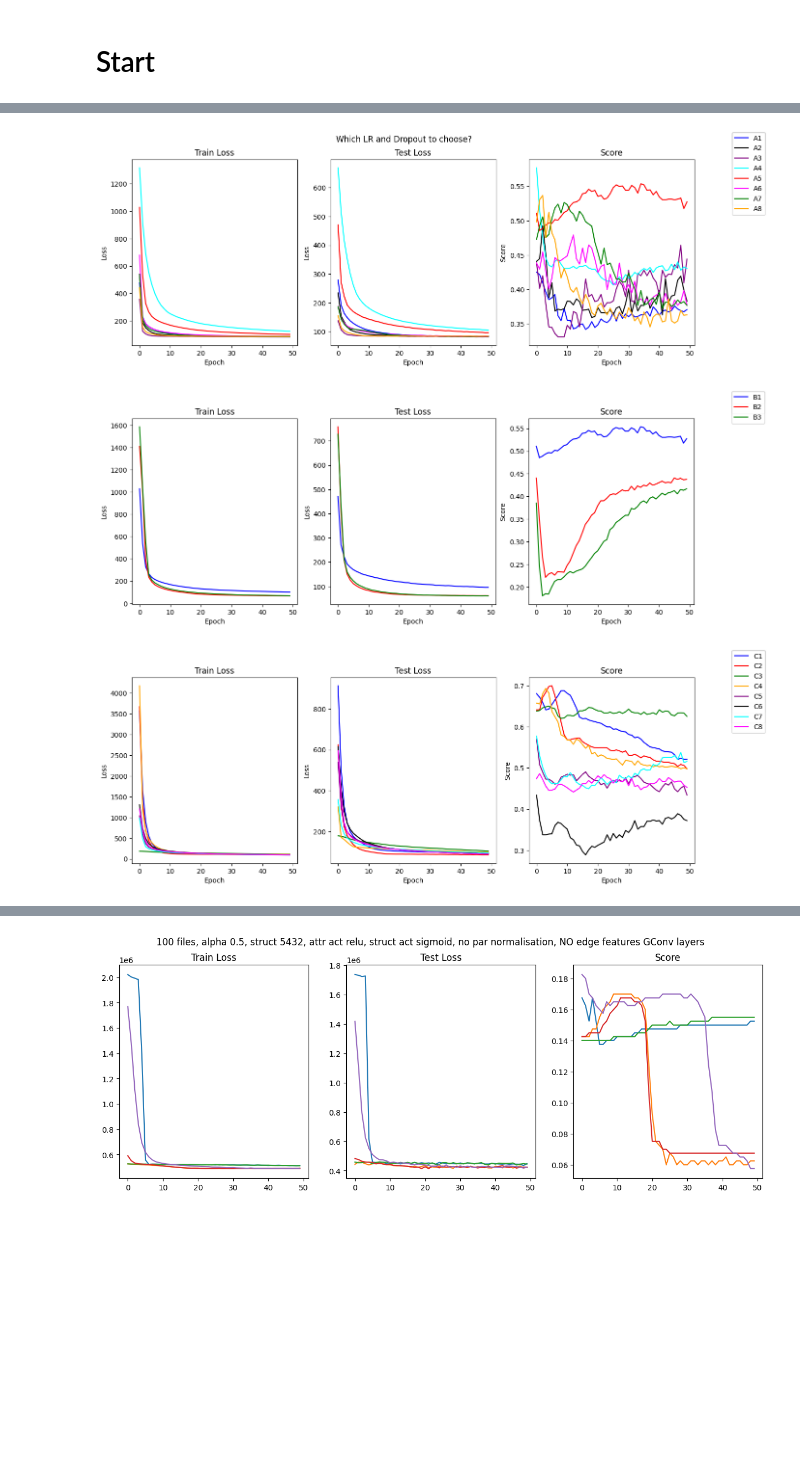
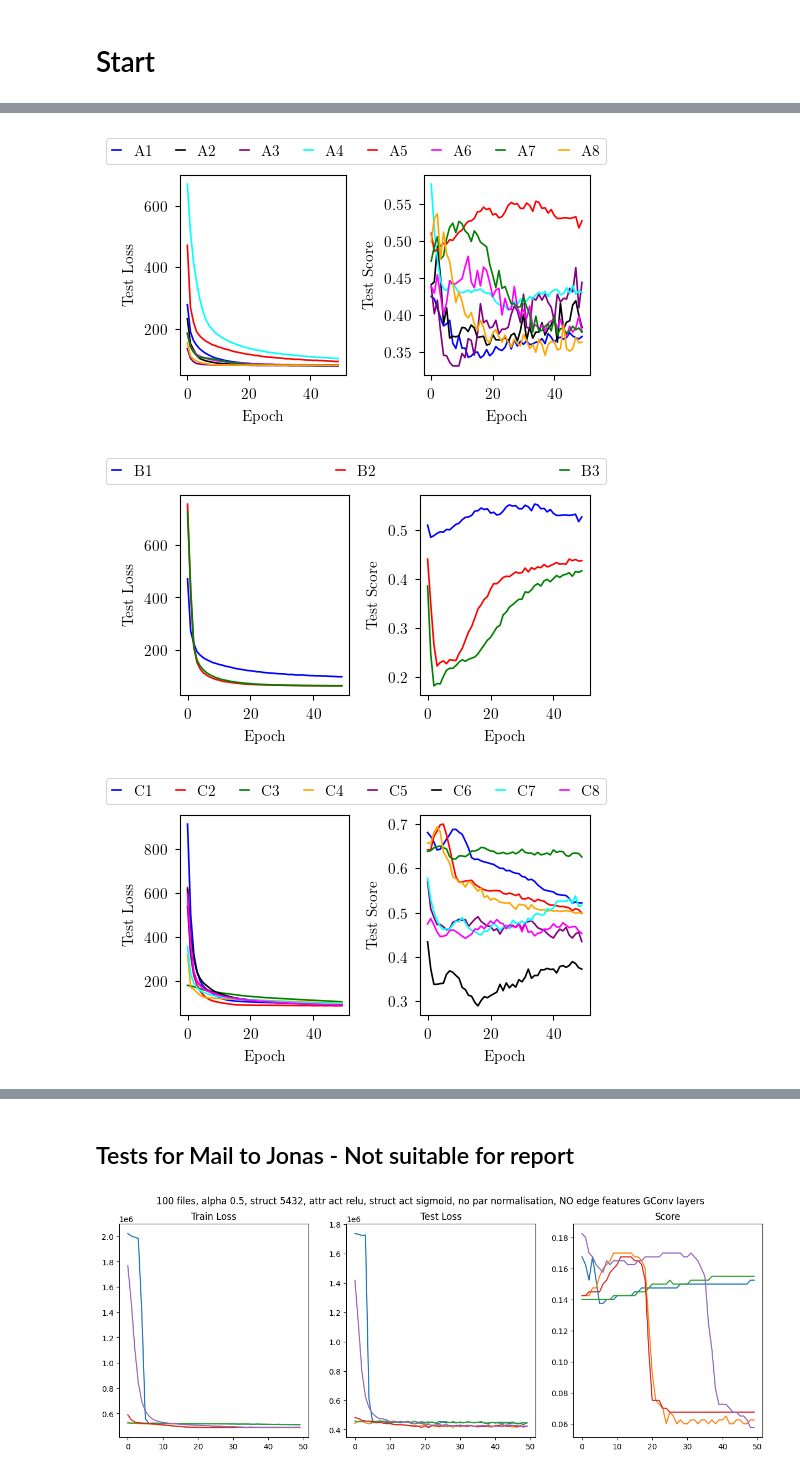
Before and after one commit to SteWey0/Computerpraktikum, a Jupyter notebook: autoencoder2d_debug.ipynb, the cells around one changed output, grey strips where cells are left out. Saved outputs shown, nothing was run; the diff lists cells and outputs as text; code cells hidden in the pictures; blank space fills up the shorter version.

Commit message:
latex add

```diff
--- a/autoencoder2d_debug.ipynb
+++ b/autoencoder2d_debug.ipynb
@@ -8,6 +8,7 @@ import torch_geometric as tg
 from tqdm import trange
 import ipywidgets as widgets
 from ipywidgets.widgets import interact
+plt.style.use('fullwidth.mplstyle')
 # %%
 import numpy as np
 rng = np.random.default_rng()
@@ -2662,25 +682,15 @@ def plot_trajectories(fig, ax, test_index, color, label=None):
         av_train_loss += train_loss
         av_test_loss += test_loss
         av_score += score
-        # ax[0].plot(train_loss, color=color, alpha=0.2)
-        # ax[1].plot(test_loss, color=color, alpha=0.2)
-        # ax[2].plot(score, color=color, alpha=0.2)
-        ax[0].set_title('Train Loss')
-        ax[1].set_title('Test Loss')
-        ax[2].set_title('Score')
-    ax[0].plot(av_train_loss/5, color=color, label=label)
-    ax[1].plot(av_test_loss/5, color=color)
-    ax[2].plot(av_score/5, color=color)
+    ax[0].plot(av_test_loss/5, color=color, label = label)
+    ax[1].plot(av_score/5, color=color)
     ax[0].set_xlabel('Epoch')
     ax[1].set_xlabel('Epoch')
-    ax[2].set_xlabel('Epoch')
-    ax[0].set_ylabel('Loss')
-    ax[1].set_ylabel('Loss')
-    ax[2].set_ylabel('Score')
-    if label is not None:
-        fig.legend()
+    ax[0].set_ylabel('Test Loss')
+    ax[1].set_ylabel('Test Score')
 
-fig,ax = plt.subplots(1,3, figsize=(15,5))
+
+fig,ax = plt.subplots(1,2)
 plot_trajectories(fig, ax, 1, 'blue', 'A1')
 plot_trajectories(fig, ax, 6, 'black', 'A2')
 plot_trajectories(fig, ax, 5, 'purple', 'A3')
@@ -2689,48 +699,68 @@ plot_trajectories(fig, ax, 2, 'red', 'A5')
 plot_trajectories(fig, ax, 8, 'magenta', 'A6')
 plot_trajectories(fig, ax, 3, 'green', 'A7')
 plot_trajectories(fig, ax, 4, 'orange', 'A8')
-fig.suptitle('Which LR and Dropout to choose?')
+fig.legend(bbox_to_anchor=(0., 0.98, 1., .102), loc='lower left',
+                      ncols=8, mode="expand", borderaxespad=0., handlelength=0.6)
+fig.tight_layout()
+fig.savefig('latex/images/plots/defect_detection_A.pdf', bbox_inches='tight')
+# fig.suptitle('Which LR and Dropout to choose?')
 # ^ DO and lr tests --> DO and lr 0.001 seem to be the best
-fig,ax = plt.subplots(1,3, figsize=(15,5))
+fig,ax = plt.subplots(1,2)
 plot_trajectories(fig, ax, 2, 'blue', 'B1')
 plot_trajectories(fig, ax, 10, 'red', 'B2')
 plot_trajectories(fig, ax, 12, 'green', 'B3')
+fig.legend(bbox_to_anchor=(0., 0.98, 1., .102), loc='lower left',
+                      ncols=3, mode="expand", borderaxespad=0., handlelength=0.6)
+fig.tight_layout()
+fig.savefig('latex/images/plots/defect_detection_B.pdf', bbox_inches='tight')
 # ^ Use all features
-fig,ax = plt.subplots(1,3, figsize=(15,5))
+fig,ax = plt.subplots(1,2)
 plot_trajectories(fig, ax, 21, 'blue', 'C1')
 plot_trajectories(fig, ax, 22, 'red', 'C2')
 plot_trajectories(fig, ax, 23, 'green', 'C3')
 plot_trajectories(fig, ax, 24, 'orange', 'C4')
 plot_trajectories(fig, ax, 25, 'purple', 'C5')
 plot_trajectories(fig, ax, 26, 'black', 'C6')
 plot_trajectories(fig, ax, 27, 'cyan', 'C7')
 plot_trajectories(fig, ax, 28, 'magenta', 'C8')
+fig.legend(bbox_to_anchor=(0., 0.98, 1., .102), loc='lower left',
+                      ncols=8, mode="expand", borderaxespad=0., handlelength=0.6)
+fig.tight_layout()
+fig.savefig('latex/images/plots/defect_detection_C.pdf', bbox_inches='tight')
 # ^ Different structures --> GCNConv 6531 seems to be the best
-fig,ax = plt.subplots(1,3, figsize=(15,5))
+fig,ax = plt.subplots(1,2)
 plot_trajectories(fig, ax, 13, 'blue', 'D1')
 plot_trajectories(fig, ax, 14, 'red', 'D2')
 plot_trajectories(fig, ax, 16, 'orange', 'D3')
 plot_trajectories(fig, ax, 15, 'green', 'D4')
 plot_trajectories(fig, ax, 17, 'purple', 'D5')
+fig.legend(bbox_to_anchor=(0., 0.98, 1., .102), loc='lower left',
+                      ncols=5, mode="expand", borderaxespad=0., handlelength=0.6)
+fig.tight_layout()
+fig.savefig('latex/images/plots/defect_detection_D.pdf', bbox_inches='tight')
 # plot_trajectories(fig, ax, 18, 'black', 'GINEConv: attr sigmoid, str sigmoid')
 # plot_trajectories(fig, ax, 9, 'cyan', 'GINEConv: attr sigmoid, str none')
 # # Misses relu none
 # plot_trajectories(fig, ax, 19, 'magenta', 'GINEConv: attr relu, str relu')
 # plot_trajectories(fig, ax, 20, 'brown', 'GINEConv: attr relu, str sigmoid')
 # ^ GCNConv and GINEConv tests --> GCNConv relu relu seems to be better
-fig,ax = plt.subplots(1,3, figsize=(15,5))
+fig,ax = plt.subplots(1,2)
 plot_trajectories(fig, ax, 29, 'blue', r'E1')
 plot_trajectories(fig, ax, 30, 'red', r'E2')
 plot_trajectories(fig, ax, 21, 'green', r'E3')
 plot_trajectories(fig, ax, 31, 'orange', r'E4')
 plot_trajectories(fig, ax, 32, 'purple', r'E5')
+fig.legend(bbox_to_anchor=(0., 0.98, 1., .102), loc='lower left',
+                      ncols=5, mode="expand", borderaxespad=0., handlelength=0.6)
+fig.tight_layout()
+fig.savefig('latex/images/plots/defect_detection_E.pdf', bbox_inches='tight')
 # plot_trajectories(fig, ax, 33, 'black', r'GINEConv: $\alpha=0.3$')
 # plot_trajectories(fig, ax, 34, 'cyan', r'GINEConv: $\alpha=0.4$')
 # plot_trajectories(fig, ax, 25, 'magenta', r'GINEConv: $\alpha=0.5$')
 # plot_trajectories(fig, ax, 35, 'brown', r'GINEConv: $\alpha=0.6$')
 # plot_trajectories(fig, ax, 36, 'grey', r'GINEConv: $\alpha=0.7$')
 # ^ Different alphas --> 0.3 seems to be the best
 # %% [output]
-[figure, old version]
+[figure, new version]
-[figure, old version]
+[figure, new version]
-[figure, old version]
+[figure, new version]
@@ -2739,3 +769,5 @@ plot_trajectories(fig, ax, 32, 'purple', r'E5')
+# %% [markdown]
+## Tests for Mail to Jonas - Not suitable for report
 # %%
 fig,ax = plt.subplots(ncols=3, figsize = (15,5))
 for i in range(5):
```
Also changed, not shown: parts of 18 cells of this notebook, 8 other files.
